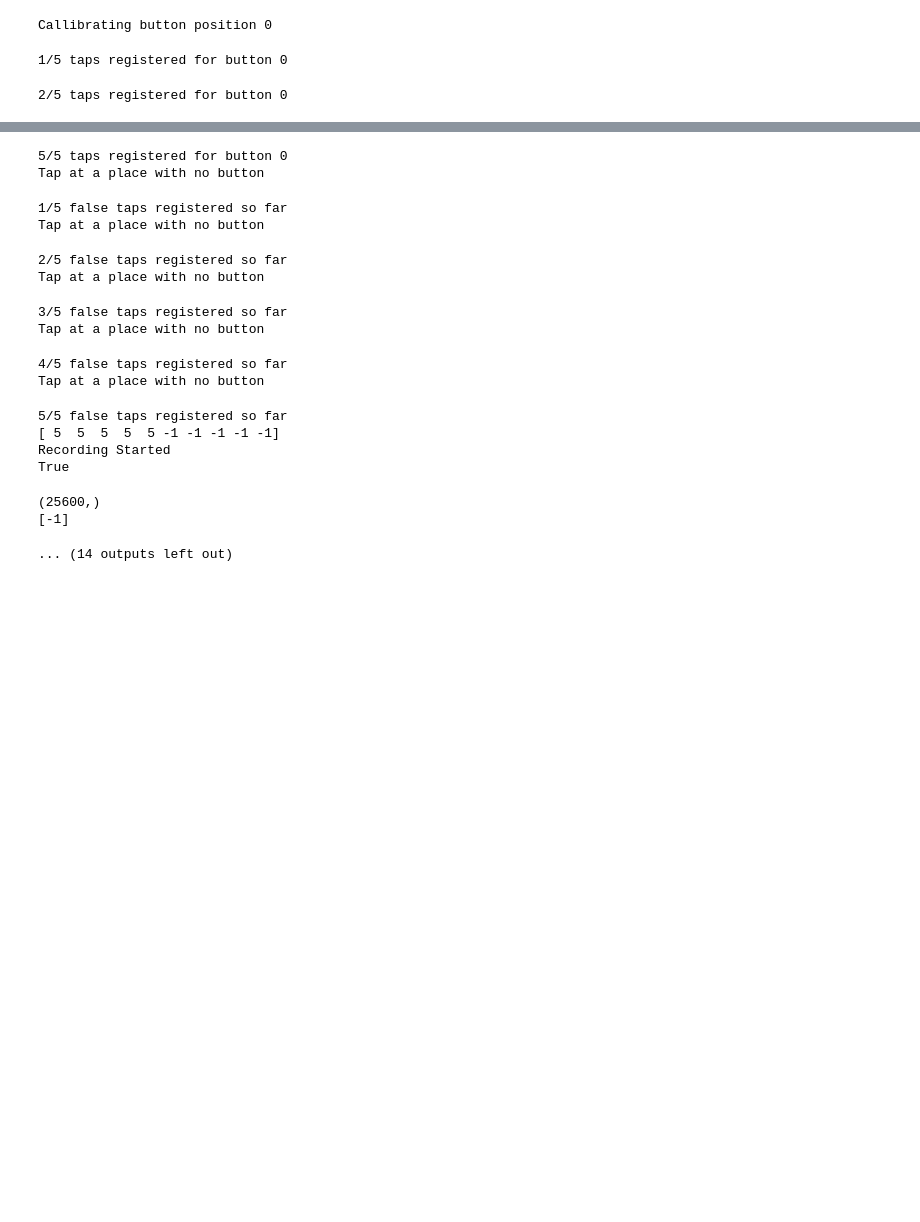
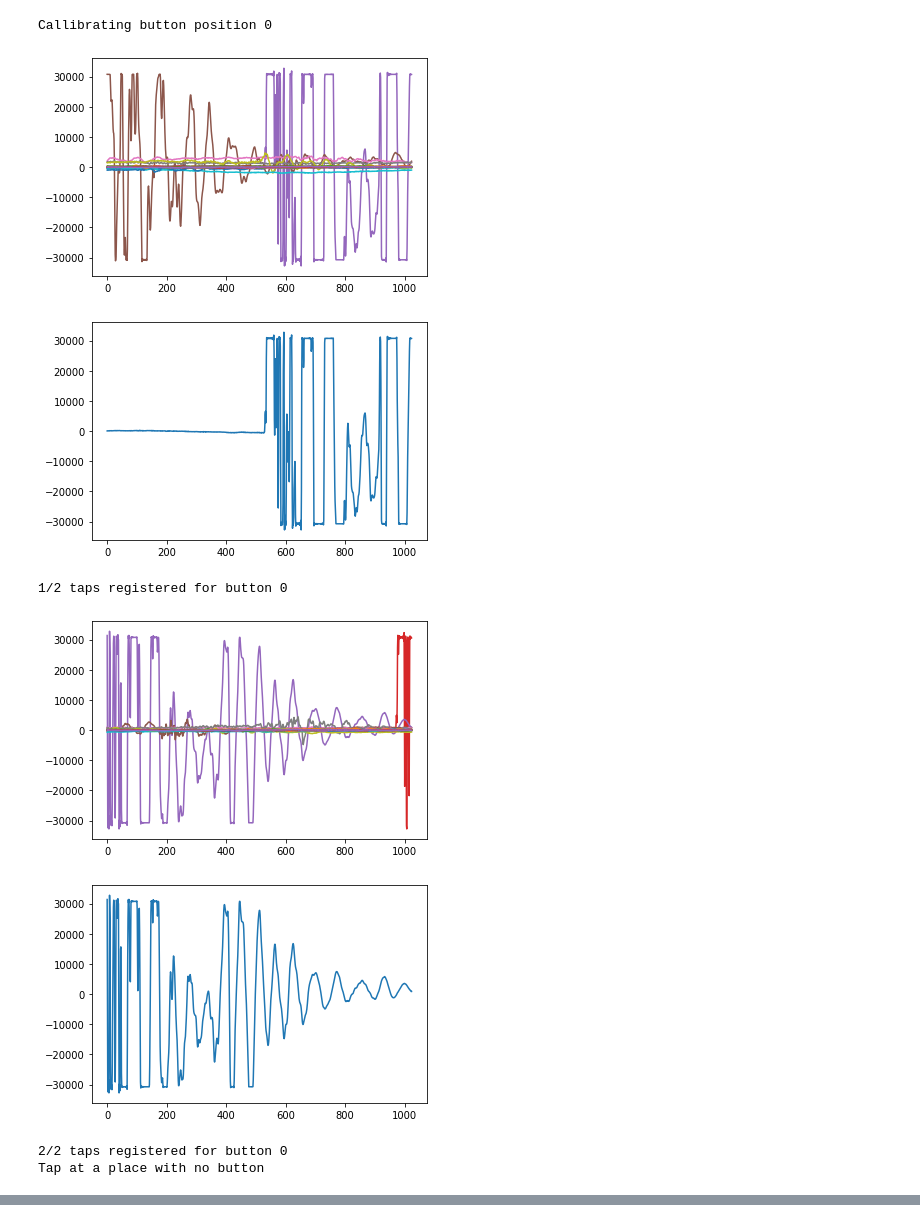
Before and after one commit to banj0z/UIT2020, a Jupyter notebook: Tap detection.ipynb, the cells around one changed output, grey strips where cells are left out. Saved outputs shown, nothing was run; the diff lists cells and outputs as text; code cells hidden in the pictures; blank space fills up the shorter version.

```diff
--- a/Tap detection.ipynb
+++ b/Tap detection.ipynb
@@ -36,20 +37,32 @@ class TapDetector():
             if this.record():
                 if not this.clf == None:
                     flat = np.array([np.array(x).flatten() for x in this.fullFrames]).flatten()
-                    print(np.array(flat).shape)
                     prediction = this.clf.predict([flat])
                     print(prediction)
         print("Recording Finnished")
         plt.plot(this.all)
         plt.show()
 
+    def getFrequency(this,data):
+        return data
+        fft = np.abs(np.fft.fft(data).real)
+        fft = fft[:int(len(fft)/2)]
+        freq = np.fft.fftfreq(this.chunk,1./this.rate)
+        freq = freq[:int(len(freq)/2)]
+        #print(fft[np.where(freq>0)[0][0]],20*np.log10(np.abs(np.fft.rfft(data))))
+        return np.abs(np.fft.rfft(data))
+        return 20*np.log10(np.abs(np.fft.rfft(data)))
+
     def record(this):
         tapFound = False
         data = this.stream.read(this.chunk, exception_on_overflow=False)
-        decoded = np.fromstring(data.hex(), 'Float32').tolist()
+        decoded = np.frombuffer(data, dtype='<i2')#np.fromstring(data.hex(), 'Float32').tolist()
+        #plt.plot(decoded)
+        #print(decoded)
+        #plt.show()
         this.all.append(audioop.rms(data, 2))
         this.frames[this.currentFrame] = audioop.rms(data, 2)
-        this.fullFrames[this.currentFrame] = decoded
+        this.fullFrames[this.currentFrame] = this.getFrequency(decoded)
         this.currentFrame = (this.currentFrame+1)%this.tapSize
         if(this.cooldown <= 0):
             tapFound = this.isTap(9000)
@@ -92,10 +105,12 @@ class TapDetector():
 
     def plot(this):
         plt.plot(np.hstack([this.frames[this.currentFrame:],this.frames[:this.currentFrame]]))
-        #plt.show()
+        print(this.fullFrames)
+        plt.show()
 
     def isTap(this,threshold):
         soundSlice = np.hstack([this.frames[this.currentFrame:],this.frames[:this.currentFrame]])
+        freqSlice = np.vstack([this.fullFrames[this.currentFrame:],this.fullFrames[:this.currentFrame]])
         diff = np.diff(soundSlice)
         maxPeaks = argrelextrema(soundSlice, np.greater)
         if len(maxPeaks) > 0:
@@ -106,23 +121,32 @@ class TapDetector():
             for i in range(1,len(maxPeaks)):
                 if soundSlice[maxPeaks[i]] > (soundSlice[maxPeaks[0]] * 0.5):
                     return False
-            this.cooldown = 50
-            this.plot()
+            this.cooldown = 50//2
+            for freq in freqSlice:
+                plt.plot(freq)
+            plt.show()
+            plt.plot(freqSlice[maxPeaks[0]])
+            plt.show()
             return True
         return False
 # %%
 channels =1
-rate = 100000#44100
+rate = 44100
 index = 0
 frames = 5
 chunk = 1024
 tapSize = 25
 detector = TapDetector(channels,rate,index,frames,chunk,tapSize)
-detector.callibrate(1,5)
-detector.start(120)
+detector.callibrate(1,2)
+detector.start(60)
 detector.plot()
 detector.stop()
 # %% [output]
 Callibrating button position 0
+[figure, added]
+[figure, added]
-1/5 taps registered for button 0
+1/2 taps registered for button 0
+[figure, added]
+[figure, added]
-2/5 taps registered for button 0
+2/2 taps registered for button 0
+Tap at a place with no button
@@ -131,20 +160,3 @@ Callibrating button position 0
-5/5 taps registered for button 0
-Tap at a place with no button
-1/5 false taps registered so far
-Tap at a place with no button
-2/5 false taps registered so far
-Tap at a place with no button
-3/5 false taps registered so far
-Tap at a place with no button
-4/5 false taps registered so far
-Tap at a place with no button
-5/5 false taps registered so far
-[ 5  5  5  5  5 -1 -1 -1 -1 -1]
-Recording Started
-True
-(25600,)
-[-1]
-... (14 outputs left out)
 # %%
 
     def findPeaks(this,soundSlice,threshold):
```
Also changed, not shown: parts of 2 cells of this notebook.
